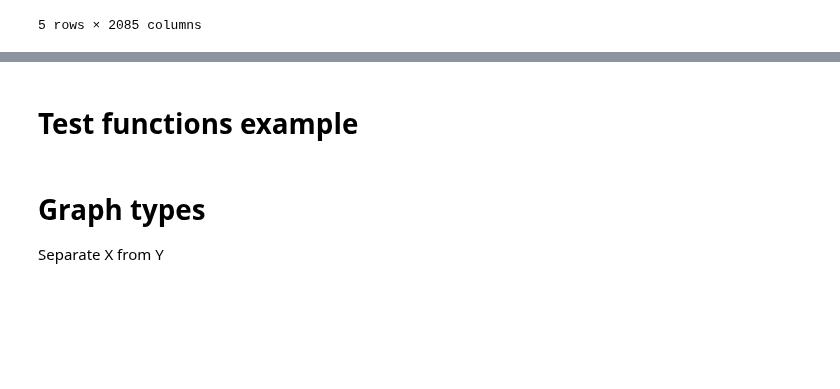
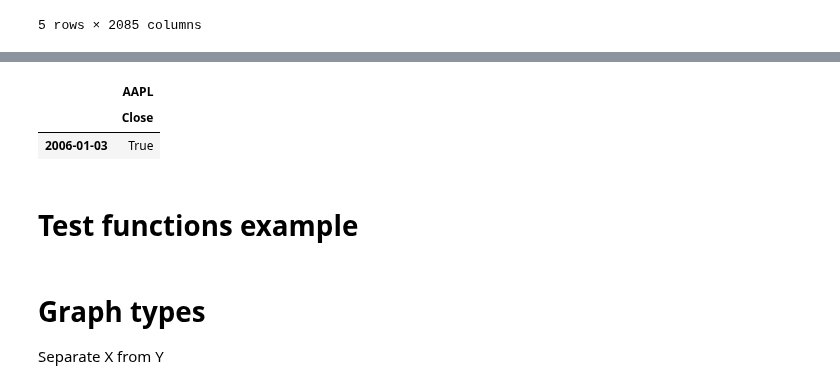
Before and after one commit to langflow-ai/wavy, a Jupyter notebook: notebooks/bovespa_analysis.ipynb, the cells around one changed output, grey strips where cells are left out. Drawn from its saved outputs; the diff is of its cells as text; code cells hidden in the pictures; blank space fills up the shorter version.

```diff
--- a/notebooks/bovespa_analysis.ipynb
+++ b/notebooks/bovespa_analysis.ipynb
@@ -36,0 +50,6 @@ block.wcount()
+# %%
+panel_.y[2]
+# %% [output]
+|  | AAPL |
+|  | Close |
+| 2006-01-03 | True |
```
Also changed, not shown: parts of 27 cells of this notebook, 3 other files.
